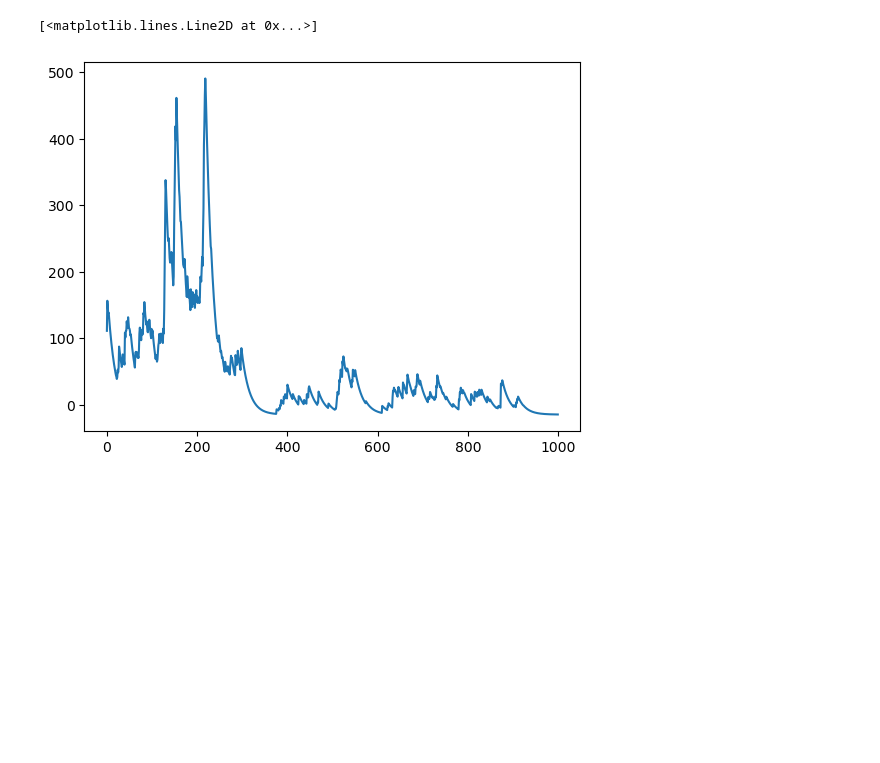
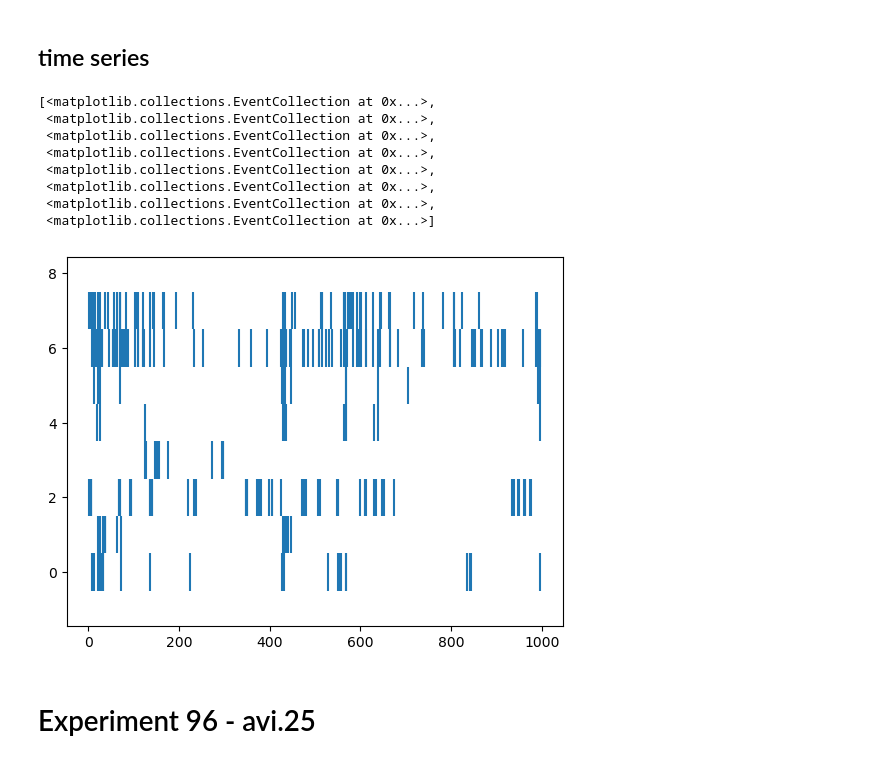
Before and after one commit to emelon8/ACE-NeuroTools, a Jupyter notebook: data_analysis/initial_analysis.ipynb, the cells around one changed output. Drawn from its saved outputs; the diff is of its cells as text; code cells hidden in the pictures; blank space fills up the shorter version.

```diff
--- a/data_analysis/initial_analysis.ipynb
+++ b/data_analysis/initial_analysis.ipynb
@@ -11,5 +25,28 @@ C = est.C
+# %% [markdown]
+## time series
+# %%
+# plot time series data - a row for each neuron and its firing times
+C_diff = C[:, 1:] - C[:, :-1]
+C_fires = C_diff > 20
+
+event_times = [np.where(row == 1)[0] for row in C_fires]
+plt.eventplot(event_times)
+# %% [output]
+[<matplotlib.collections.EventCollection at 0x...>,
+ <matplotlib.collections.EventCollection at 0x...>,
+ <matplotlib.collections.EventCollection at 0x...>,
+ <matplotlib.collections.EventCollection at 0x...>,
+ <matplotlib.collections.EventCollection at 0x...>,
+ <matplotlib.collections.EventCollection at 0x...>,
+ <matplotlib.collections.EventCollection at 0x...>,
+ <matplotlib.collections.EventCollection at 0x...>]
+[figure, added]
+# %% [markdown]
+# Experiment 96 - avi.25
 # %%
-plt.plot(C[0, :])
+# upload data and extract estimates
+estimates2_path = '/Users/josieallred/Research/experiment_analysis/data/downloaded_data/K99/miniscope_data/ketamine/R230706B/2023_09_01/15_04_11/saved_movies/estimates25.hdf5'
+cnmf_obj = cm.source_extraction.cnmf.cnmf.load_CNMF(estimates2_path)
+est = cnmf_obj.estimates
+C = est.C
+np.save('C_exp96_avi25.py', C)
-# %% [output]
-[<matplotlib.lines.Line2D at 0x...>]
-[figure, removed]
```
Also changed, not shown: parts of 19 cells of this notebook, 10 other files.
